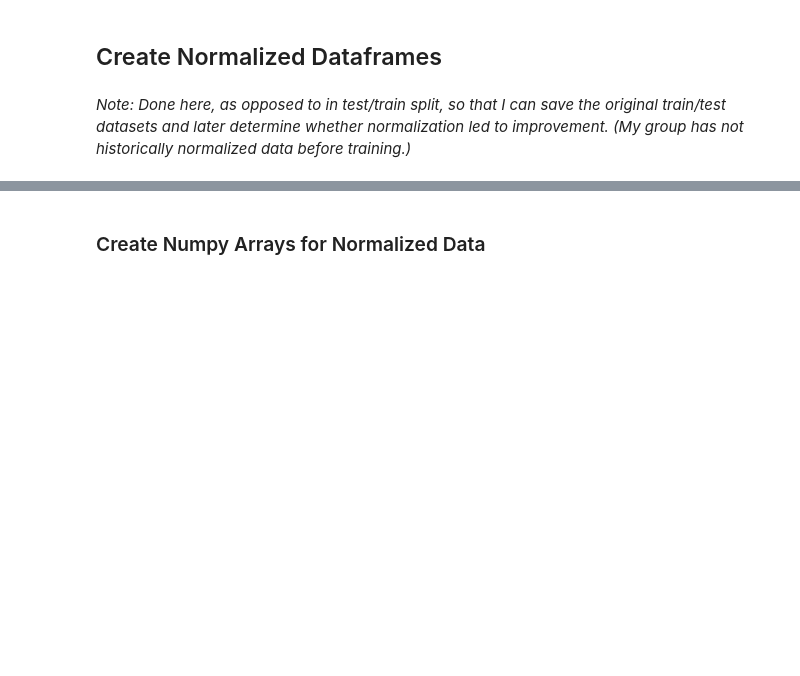
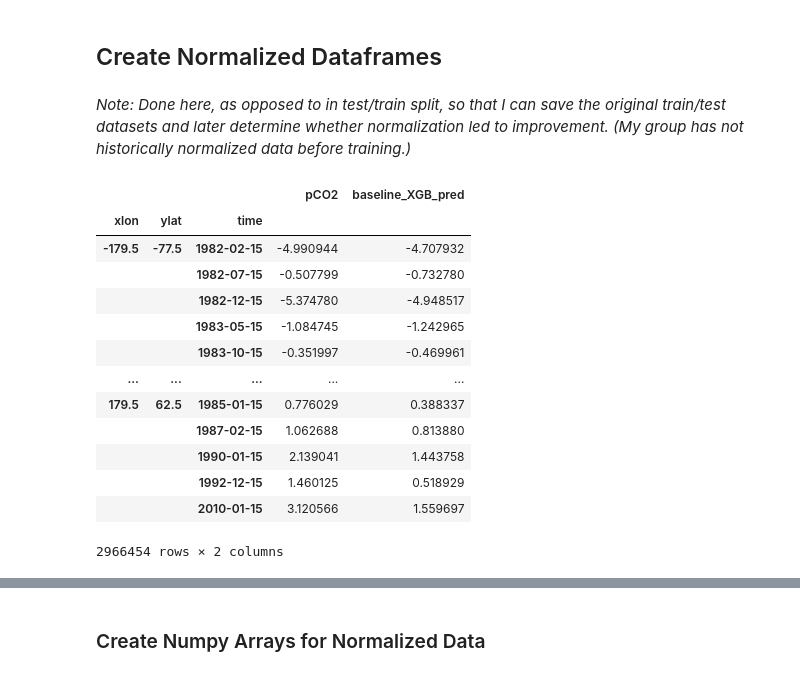
Before and after one commit to juliasimpson97/MLEE-final-project, a Jupyter notebook: models/XGB_global.ipynb, the cells around one changed output, grey strips where cells are left out. Saved outputs shown, nothing was run; the diff lists cells and outputs as text; code cells hidden in the pictures; blank space fills up the shorter version.

```diff
--- a/models/XGB_global.ipynb
+++ b/models/XGB_global.ipynb
@@ -121,3 +95,20 @@ X_train_df_norm = (X_train_df - X_train_df.mean())/X_train_df.std()
 y_train_df_norm = (y_train_df - y_train_df.mean())/y_train_df.std()
 X_test_df_norm = (X_test_df - X_test_df.mean())/X_test_df.std()
 y_test_df_norm = (y_test_df - y_test_df.mean())/y_test_df.std()
+# %%
+y_test_df_norm
+# %% [output]
+|  |  |  | pCO2 | baseline_XGB_pred |
+| xlon | ylat | time |  |  |
+| -179.5 | -77.5 | 1982-02-15 | -4.990944 | -4.707932 |
+|  |  | 1982-07-15 | -0.507799 | -0.732780 |
+|  |  | 1982-12-15 | -5.374780 | -4.948517 |
+|  |  | 1983-05-15 | -1.084745 | -1.242965 |
+|  |  | 1983-10-15 | -0.351997 | -0.469961 |
+| ... | ... | ... | ... | ... |
+| 179.5 | 62.5 | 1985-01-15 | 0.776029 | 0.388337 |
+|  |  | 1987-02-15 | 1.062688 | 0.813880 |
+|  |  | 1990-01-15 | 2.139041 | 1.443758 |
+|  |  | 1992-12-15 | 1.460125 | 0.518929 |
+|  |  | 2010-01-15 | 3.120566 | 1.559697 |
+2966454 rows × 2 columns
```
Also changed, not shown: parts of 17 cells of this notebook.
